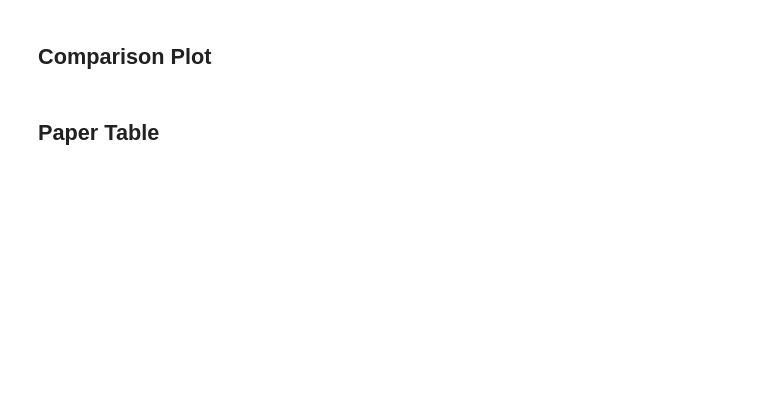
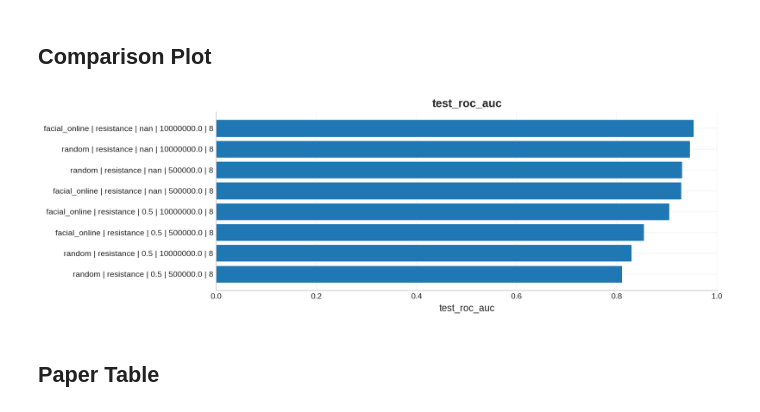
Before and after one commit to rbmuk/facialgen, a Jupyter notebook: plots.ipynb, the cells around one changed output. Saved outputs shown, nothing was run; the diff lists cells and outputs as text; code cells hidden in the pictures; blank space fills up the shorter version.

```diff
--- a/plots.ipynb
+++ b/plots.ipynb
@@ -265,20 +400,21 @@ final score diagnostics =
 # %%
 plot_df = summary_df.copy()
 
-# Example: compare test ROC-AUC across runs.
 metric_col = 'test_roc_auc'
-label_cols = ['walk_type', 'facial_walk_method', 'train_fraction', 'n_embd']
+label_cols = ['walk_type', 'facial_walk_method', 'train_fraction', 'final_generated_walks', 'n_embd']
 plot_df['label'] = plot_df[label_cols].astype(str).agg(' | '.join, axis=1)
 plot_df = plot_df.dropna(subset=[metric_col])
 plot_df = plot_df.sort_values(metric_col, ascending=False)
 
 fig, ax = plt.subplots(figsize=(12, max(4, 0.45 * len(plot_df))))
 ax.barh(plot_df['label'], plot_df[metric_col])
 ax.invert_yaxis()
 ax.set_title(metric_col)
 ax.set_xlabel(metric_col)
 plt.tight_layout()
 plt.show()
+# %% [output]
+[figure, added]
 # %% [markdown]
 ## Paper Table
 # %%
```
Also changed, not shown: parts of 9 cells of this notebook, 4 other files.
